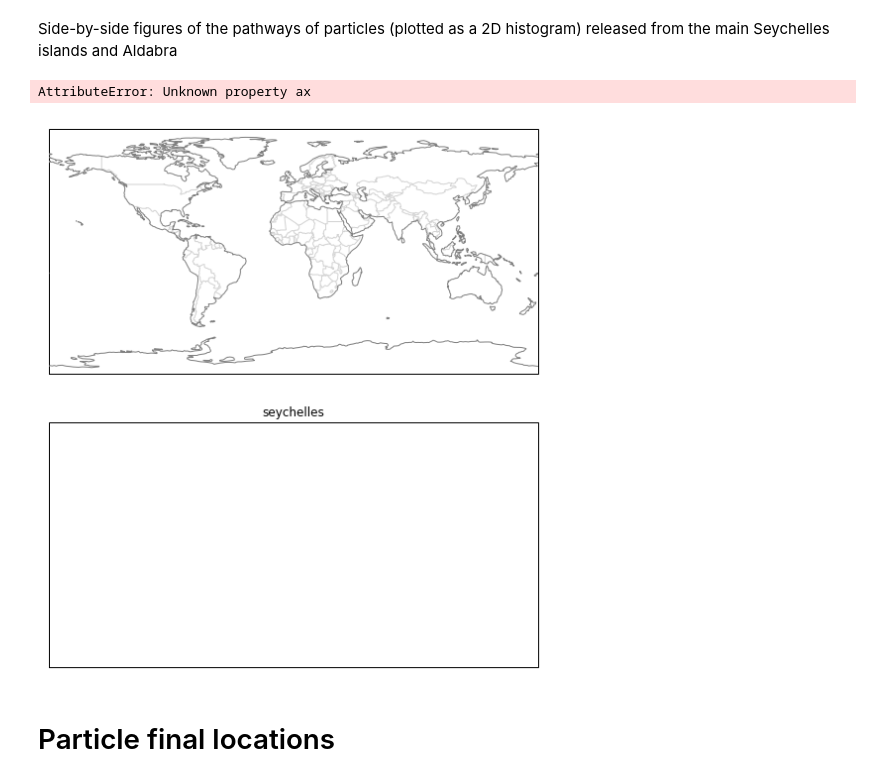
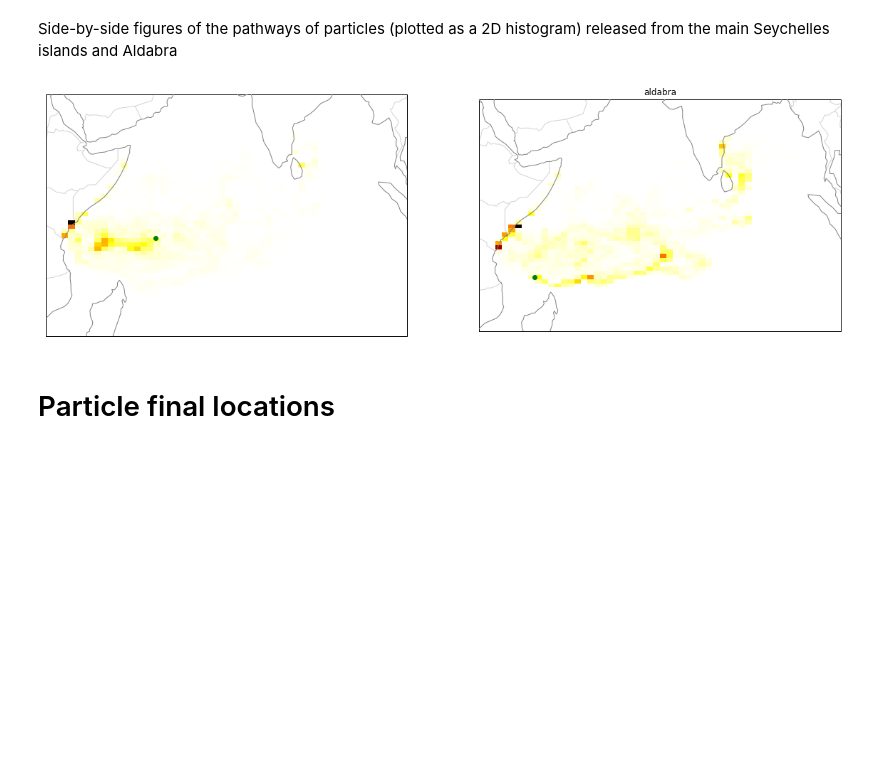
Before and after one commit to gmacgilchrist/parcels, a Jupyter notebook: parcels_seychelles/parcels_seychelles_draw.ipynb, the cells around one changed output. Saved outputs shown, nothing was run; the diff lists cells and outputs as text; code cells hidden in the pictures; blank space fills up the shorter version.

Commit message:
plotting improvement

```diff
--- a/parcels_seychelles/parcels_seychelles_draw.ipynb
+++ b/parcels_seychelles/parcels_seychelles_draw.ipynb
@@ -26,36 +26,35 @@ Side-by-side figures of the pathways of particles (plotted as a 2D histogram) re
 # %%
 # Calculate 2D histogram of particle pathways using numpy
 h_sey,xe_sey,ye_sey = np.histogram2d(ds_sey.lon.values.flatten(),ds_sey.lat.values.flatten(),[50,50]);
 h_ald,xe_ald,ye_ald = np.histogram2d(ds_ald.lon.values.flatten(),ds_ald.lat.values.flatten(),[50,50]);
 # Set up figure
-fig,ax = plt.subplots(figsize=(10,10),ncols=1,nrows=2,subplot_kw={'projection': ccrs.PlateCarree()})
+fig,ax = plt.subplots(figsize=(20,10),ncols=2,nrows=1,subplot_kw={'projection': ccrs.PlateCarree()})
 # Set up each axes
 ax[0].add_feature(cfeature.BORDERS,edgecolor='lightgray',zorder=2);
 ax[0].add_feature(cfeature.COASTLINE,edgecolor='gray',zorder=3);
-plt.title('seychelles',ax=ax[0])
+plt.title('seychelles')
 ax[1].add_feature(cfeature.BORDERS,edgecolor='lightgray',zorder=2);
 ax[1].add_feature(cfeature.COASTLINE,edgecolor='gray',zorder=3);
-#plt.title('aldabra')
+plt.title('aldabra')
 #gl=ax.gridlines(draw_labels='true',color='black',linestyle='--',alpha=0.5)
 #gl.xformatter = LONGITUDE_FORMATTER
 #gl.yformatter = LATITUDE_FORMATTER
 #plt.title('Particle pathway', y=1.08,fontdict={'size':12,'weight':'bold'})
 
 # Visualise data
 im=ax[0].pcolormesh(xe_sey,ye_sey,np.transpose(h_sey),zorder=1)
 im.set_cmap('hot_r')
 im=ax[1].pcolormesh(xe_ald,ye_ald,np.transpose(h_ald),zorder=1)
 im.set_cmap('hot_r')
 
 # Colormap
 #cbar = plt.colorbar(im,ax=ax[0],fraction=0.029,pad=0.06);
 #cbar.set_label('Number of passes',rotation=270,labelpad=15)
 # Plot original (final) particle location
 ax[0].plot(55.6,-4.5,'go');
 ax[1].plot(46.3,-9.4,'go');
 # %% [output]
-AttributeError: Unknown property ax
-[figure, old version]
+[figure, new version]
 # %% [markdown]
 # Particle final locations
 # %%
```
